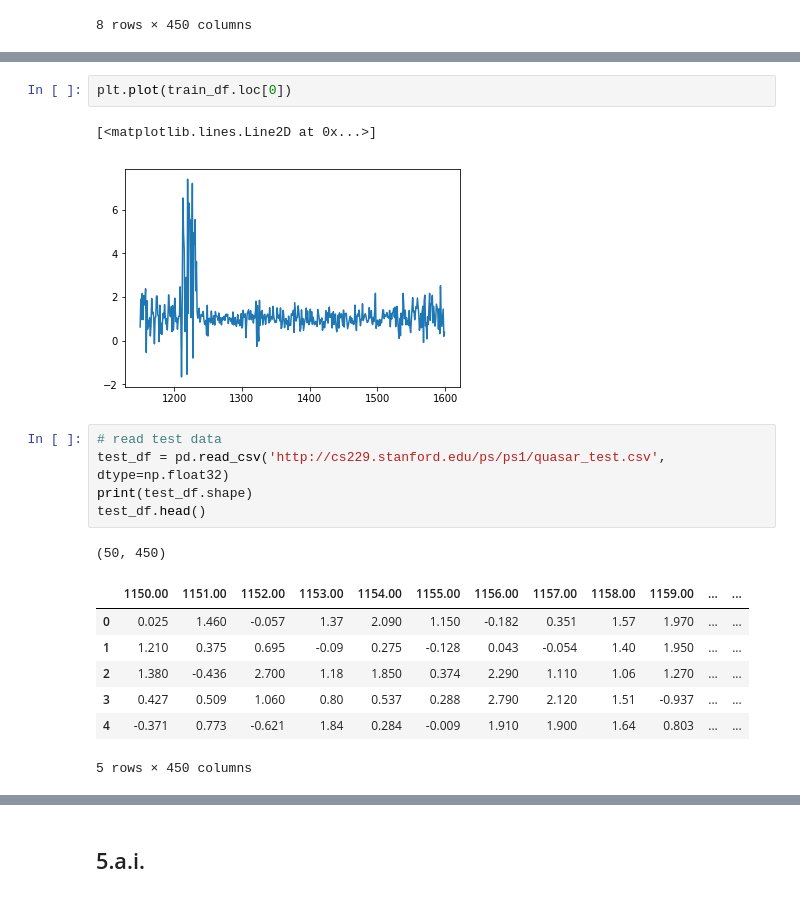
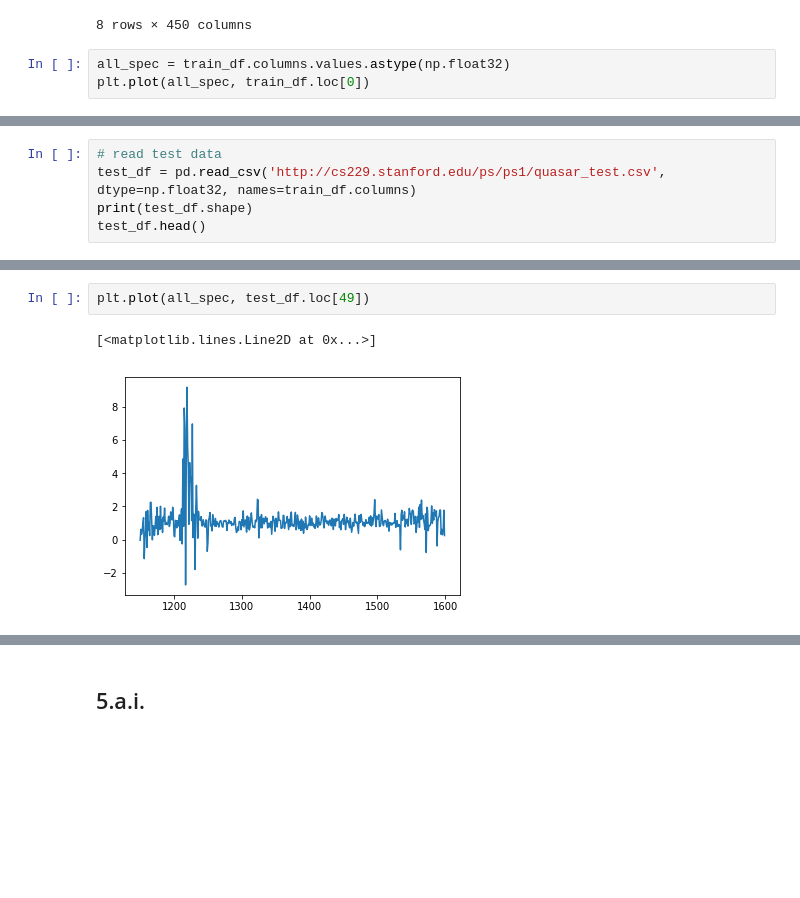
Before and after one commit to Conglang/DeepOps, a Jupyter notebook: stanford_cs229/ps1/ps1_5_regression_for_denoising_quasar_spectra.ipynb, the cells around one changed output, grey strips where cells are left out. Drawn from its saved outputs; the diff is of its cells as text; blank space fills up the shorter version.

```diff
--- a/stanford_cs229/ps1/ps1_5_regression_for_denoising_quasar_spectra.ipynb
+++ b/stanford_cs229/ps1/ps1_5_regression_for_denoising_quasar_spectra.ipynb
@@ -35,3 +35,6 @@ train_df.describe()
 | 75% | 0.819750 | 1.450750 | 1.832750 | 1.918750 | 1.428750 | 1.653000 | 1.459250 | 1.634500 | 1.631000 | 1.505750 | ... |
 | max | 2.035000 | 3.289000 | 5.700000 | 4.132000 | 4.229000 | 4.476000 | 3.241000 | 3.782000 | 3.249000 | 4.384000 | ... |
 8 rows × 450 columns
+# %%
+all_spec = train_df.columns.values.astype(np.float32)
+plt.plot(all_spec, train_df.loc[0])
@@ -37,0 +44,5 @@ train_df.describe()
+# %%
+# read test data
+test_df = pd.read_csv('http://cs229.stanford.edu/ps/ps1/quasar_test.csv', dtype=np.float32, names=train_df.columns)
+print(test_df.shape)
+test_df.head()
@@ -38,19 +58,5 @@ train_df.describe()
 # %%
-plt.plot(train_df.loc[0])
+plt.plot(all_spec, test_df.loc[49])
 # %% [output]
 [<matplotlib.lines.Line2D at 0x...>]
-[figure, old version]
+[figure, new version]
-# %%
-# read test data
-test_df = pd.read_csv('http://cs229.stanford.edu/ps/ps1/quasar_test.csv', dtype=np.float32)
-print(test_df.shape)
-test_df.head()
-# %% [output]
-(50, 450)
-|  | 1150.00 | 1151.00 | 1152.00 | 1153.00 | 1154.00 | 1155.00 | 1156.00 | 1157.00 | 1158.00 | 1159.00 | ... | ... |
-| 0 | 0.025 | 1.460 | -0.057 | 1.37 | 2.090 | 1.150 | -0.182 | 0.351 | 1.57 | 1.970 | ... | ... |
-| 1 | 1.210 | 0.375 | 0.695 | -0.09 | 0.275 | -0.128 | 0.043 | -0.054 | 1.40 | 1.950 | ... | ... |
-| 2 | 1.380 | -0.436 | 2.700 | 1.18 | 1.850 | 0.374 | 2.290 | 1.110 | 1.06 | 1.270 | ... | ... |
-| 3 | 0.427 | 0.509 | 1.060 | 0.80 | 0.537 | 0.288 | 2.790 | 2.120 | 1.51 | -0.937 | ... | ... |
-| 4 | -0.371 | 0.773 | -0.621 | 1.84 | 0.284 | -0.009 | 1.910 | 1.900 | 1.64 | 0.803 | ... | ... |
-5 rows × 450 columns
```
Also changed, not shown: parts of 41 cells of this notebook.
